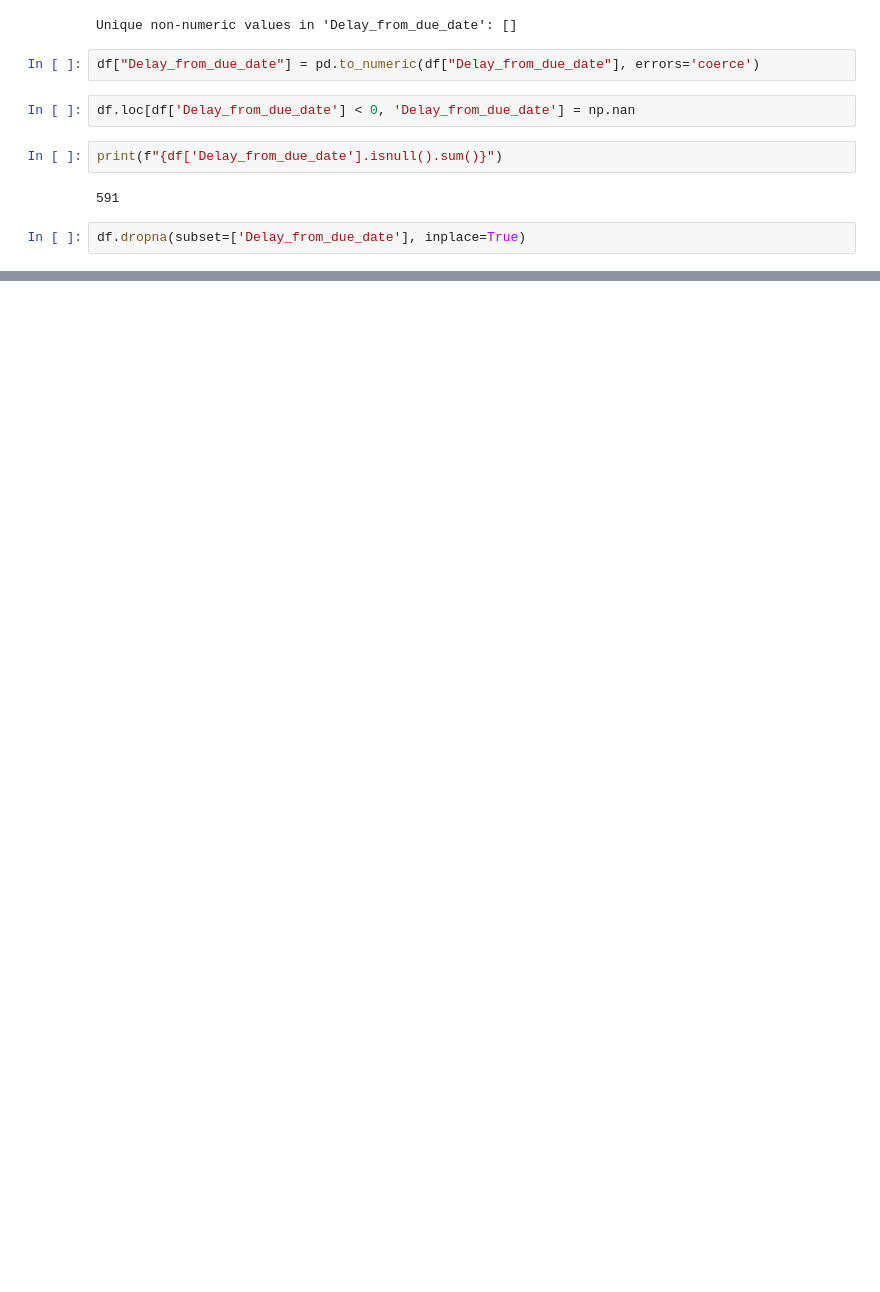
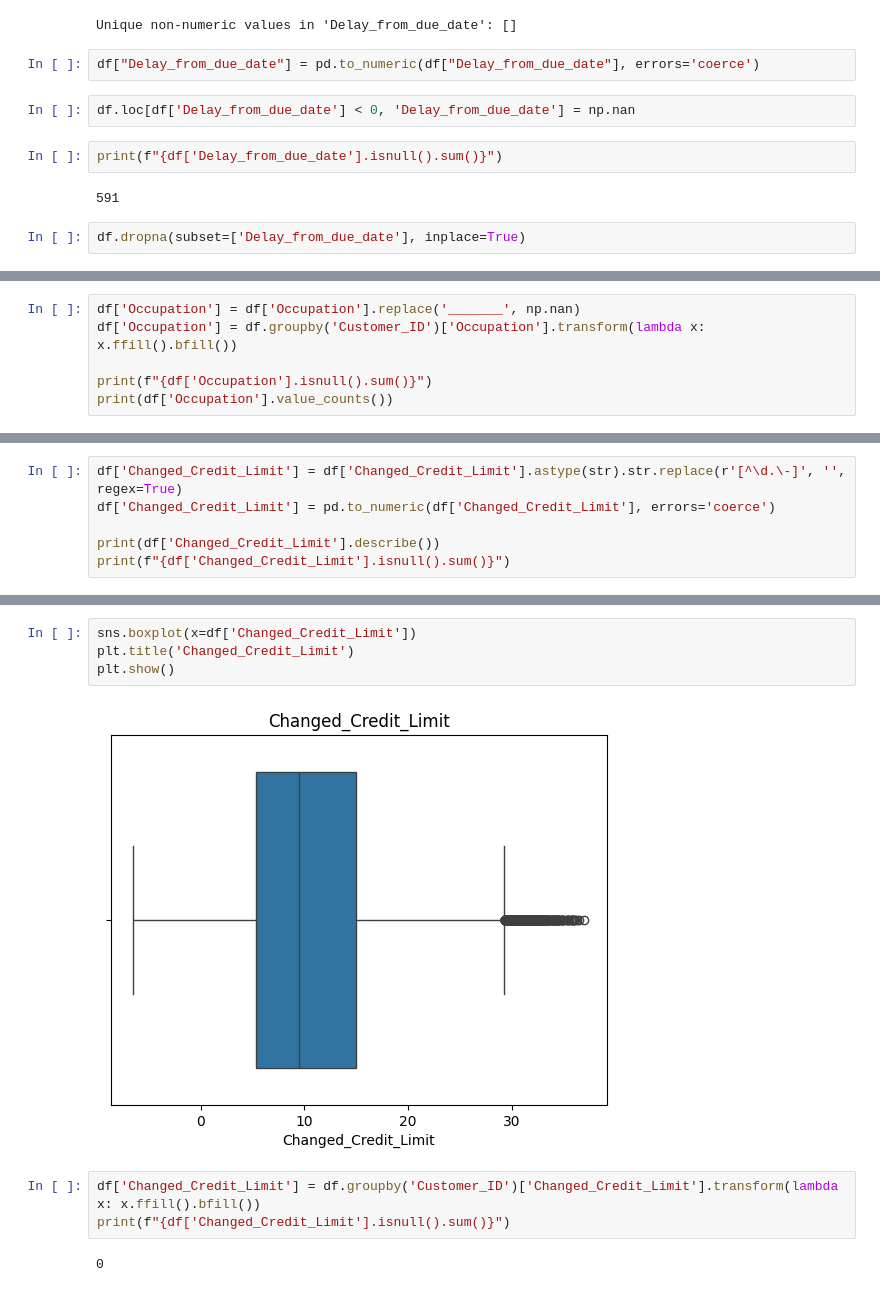
Before and after one commit to s24118-ui/ASI, a Jupyter notebook: Projekt_ASI.ipynb, the cells around one changed output, grey strips where cells are left out. Saved outputs shown, nothing was run; the diff lists cells and outputs as text; blank space fills up the shorter version.

```diff
--- a/Projekt_ASI.ipynb
+++ b/Projekt_ASI.ipynb
@@ -552,0 +664,6 @@ df.dropna(subset=['Delay_from_due_date'], inplace=True)
+# %%
+df['Occupation'] = df['Occupation'].replace('_______', np.nan)
+df['Occupation'] = df.groupby('Customer_ID')['Occupation'].transform(lambda x: x.ffill().bfill())
+
+print(f"{df['Occupation'].isnull().sum()}")
+print(df['Occupation'].value_counts())
@@ -552,0 +691,6 @@ df.dropna(subset=['Delay_from_due_date'], inplace=True)
+# %%
+df['Changed_Credit_Limit'] = df['Changed_Credit_Limit'].astype(str).str.replace(r'[^\d.\-]', '', regex=True)
+df['Changed_Credit_Limit'] = pd.to_numeric(df['Changed_Credit_Limit'], errors='coerce')
+
+print(df['Changed_Credit_Limit'].describe())
+print(f"{df['Changed_Credit_Limit'].isnull().sum()}")
@@ -552,0 +708,11 @@ df.dropna(subset=['Delay_from_due_date'], inplace=True)
+# %%
+sns.boxplot(x=df['Changed_Credit_Limit'])
+plt.title('Changed_Credit_Limit')
+plt.show()
+# %% [output]
+[figure, added]
+# %%
+df['Changed_Credit_Limit'] = df.groupby('Customer_ID')['Changed_Credit_Limit'].transform(lambda x: x.ffill().bfill())
+print(f"{df['Changed_Credit_Limit'].isnull().sum()}")
+# %% [output]
+0
```
Also changed, not shown: parts of 103 cells of this notebook.
